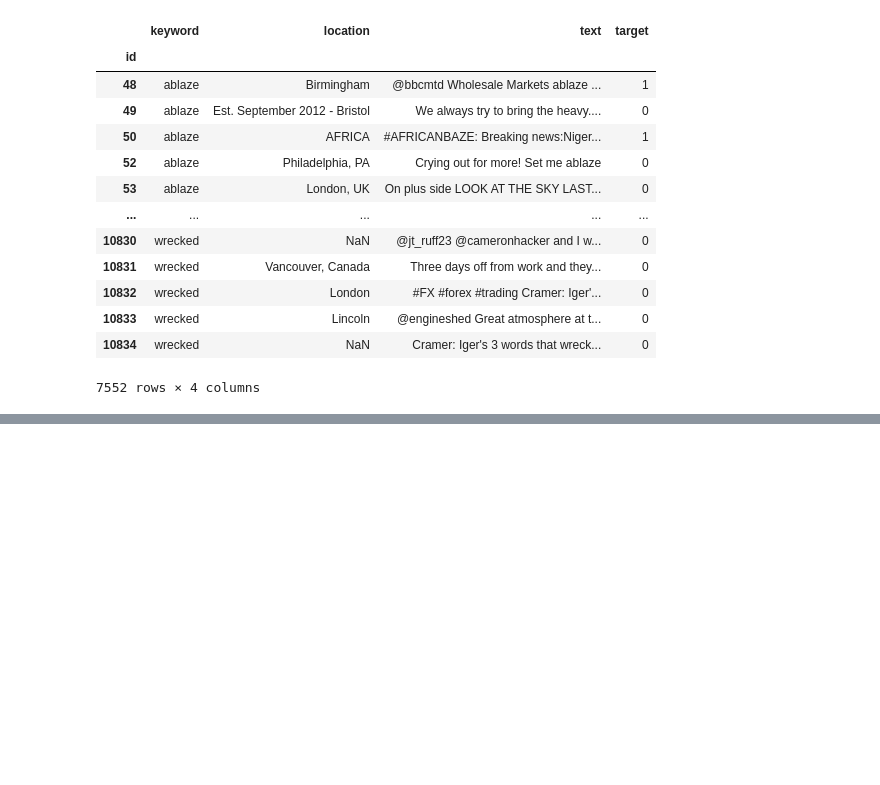
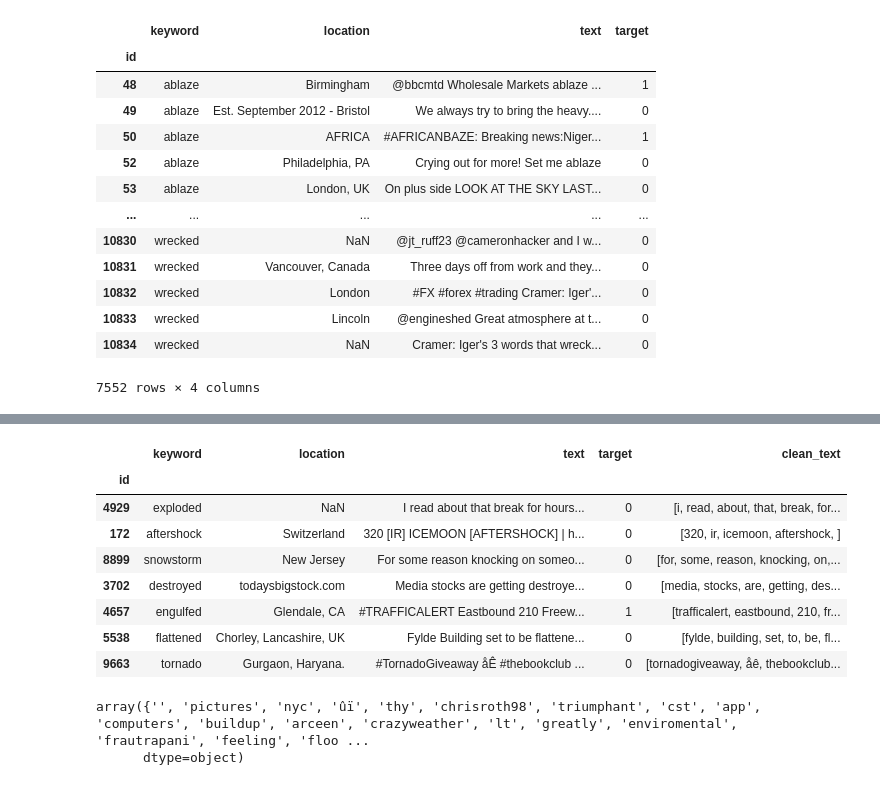
Before and after one commit to emilio-carrasco/nlp-tweet, a Jupyter notebook: main.ipynb, the cells around one changed output, grey strips where cells are left out. Drawn from its saved outputs; the diff is of its cells as text; code cells hidden in the pictures; blank space fills up the shorter version.

```diff
--- a/main.ipynb
+++ b/main.ipynb
@@ -99,0 +183,25 @@ df[~df.keyword.isna()]
+# %%
+def clean_text(s):
+    s = s.lower()
+    s = re.sub(',(?!\s+\d$)', '', s)
+    s = re.sub('#', '', s)
+    s = re.sub('@', '', s)
+    s = re.sub('(http)(.*)', '', s)
+    s = re.sub('[.?!]*([.?!])\1', '\1', s)
+    words = re.split('\W+', s)
+
+    return words
+# %%
+df['clean_text'] = df.text.apply(clean_text)
+# %%
+df[~df.keyword.isna()].sample(7)
+# %% [output]
+|  | keyword | location | text | target | clean_text |
+| id |  |  |  |  |  |
+| 4929 | exploded | NaN | I read about that break for hours... | 0 | [i, read, about, that, break, for... |
+| 172 | aftershock | Switzerland | 320 [IR] ICEMOON [AFTERSHOCK] | h... | 0 | [320, ir, icemoon, aftershock, ] |
+| 8899 | snowstorm | New Jersey | For some reason knocking on someo... | 0 | [for, some, reason, knocking, on,... |
+| 3702 | destroyed | todaysbigstock.com | Media stocks are getting destroye... | 0 | [media, stocks, are, getting, des... |
+| 4657 | engulfed | Glendale, CA | #TRAFFICALERT Eastbound 210 Freew... | 1 | [trafficalert, eastbound, 210, fr... |
+| 5538 | flattened | Chorley, Lancashire, UK | Fylde Building set to be flattene... | 0 | [fylde, building, set, to, be, fl... |
+| 9663 | tornado | Gurgaon, Haryana. | #TornadoGiveaway åÊ #thebookclub ... | 0 | [tornadogiveaway, åê, thebookclub... |
@@ -99,0 +234,5 @@ df[~df.keyword.isna()]
+# %%
+vocabulary
+# %% [output]
+array({'', 'pictures', 'nyc', 'ûï', 'thy', 'chrisroth98', 'triumphant', 'cst', 'app', 'computers', 'buildup', 'arceen', 'crazyweather', 'lt', 'greatly', 'enviromental', 'frautrapani', 'feeling', 'floo ...
+      dtype=object)
```
Also changed, not shown: parts of 20 cells of this notebook, 2 other files.
